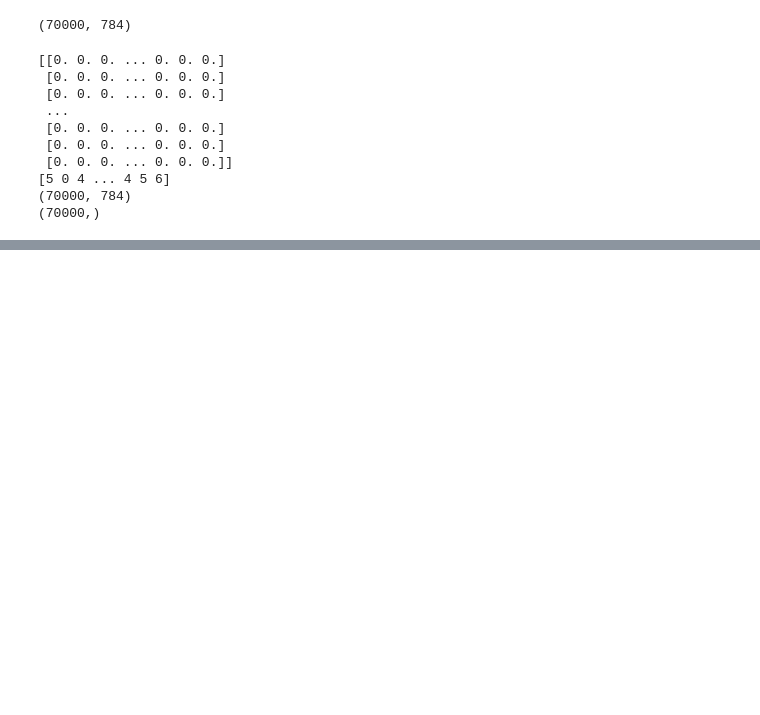
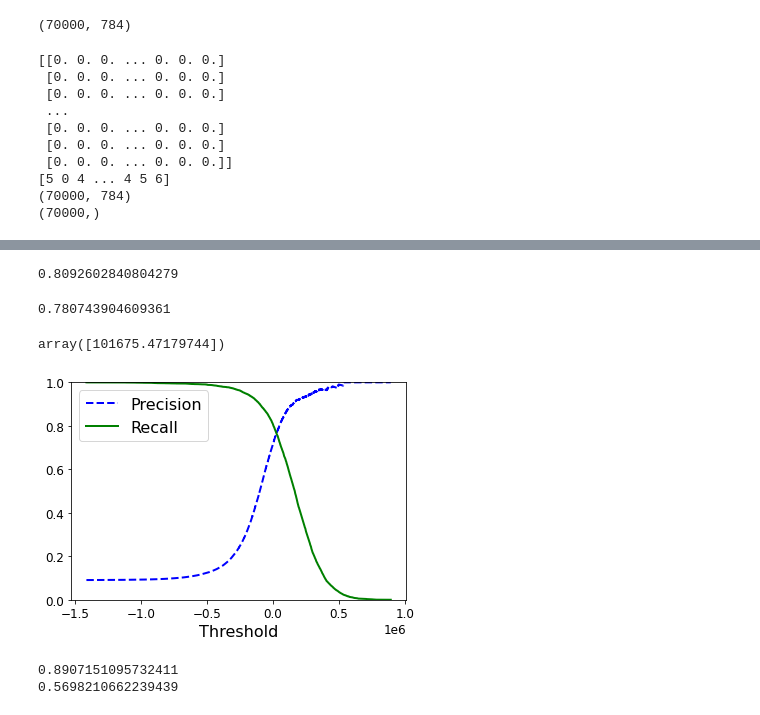
Before and after one commit to SusanneHeinrichs/Hands-on-ML, a Jupyter notebook: Chapter3/Classification/MNIST.ipynb, the cells around one changed output, grey strips where cells are left out. Cells and saved outputs as stored; diff of their text form; code cells hidden in the pictures; blank space fills up the shorter version.

```diff
--- a/Chapter3/Classification/MNIST.ipynb
+++ b/Chapter3/Classification/MNIST.ipynb
@@ -75,0 +110,5 @@ print(y.shape)
+# %%
+from sklearn.linear_model import SGDClassifier
+
+sgd_clf = SGDClassifier(max_iter=5, tol=-np.infty, random_state=42)
+sgd_clf.fit(X_train, y_train_5)
@@ -75,0 +160,41 @@ print(y.shape)
+# %%
+recall_score(y_train_5, y_trained_pred)
+# only 81 % of the data that is positive is predicted as positive
+# %% [output]
+0.8092602840804279
+# %%
+from sklearn.metrics import f1_score
+
+f1_score(y_train_5, y_trained_pred)
+# %% [output]
+0.780743904609361
+# %%
+y_scores = sgd_clf.decision_function([some_digit])
+y_scores
+# %% [output]
+array([101675.47179744])
+# %%
+y_scores = cross_val_predict(sgd_clf, X_train, y_train_5, method= "decision_function")
+y_scores
+# %%
+from sklearn.metrics import precision_recall_curve
+
+precisions, recalls, thresholds = precision_recall_curve(y_train_5, y_scores)
+# %%
+def plot_precision_recall_vs_threshold(precisions, recalls, thresholds):
+    plt.plot(thresholds, precisions[:-1], "b--", label="Precision", linewidth=2)
+    plt.plot(thresholds, recalls[:-1], "g-", label="Recall", linewidth=2)
+    plt.xlabel("Threshold", fontsize=16)
+    plt.legend(loc="upper left", fontsize=16)
+    plt.ylim([0, 1])
+
+plot_precision_recall_vs_threshold(precisions, recalls, thresholds)
+# %% [output]
+[figure, added]
+# %%
+y_train_pred_90 = (y_scores >130000)
+print(precision_score(y_train_5, y_train_pred_90))
+print(recall_score(y_train_5, y_train_pred_90))
+# %% [output]
+0.8907151095732411
+0.5698210662239439
```
Also changed, not shown: parts of 20 cells of this notebook.
